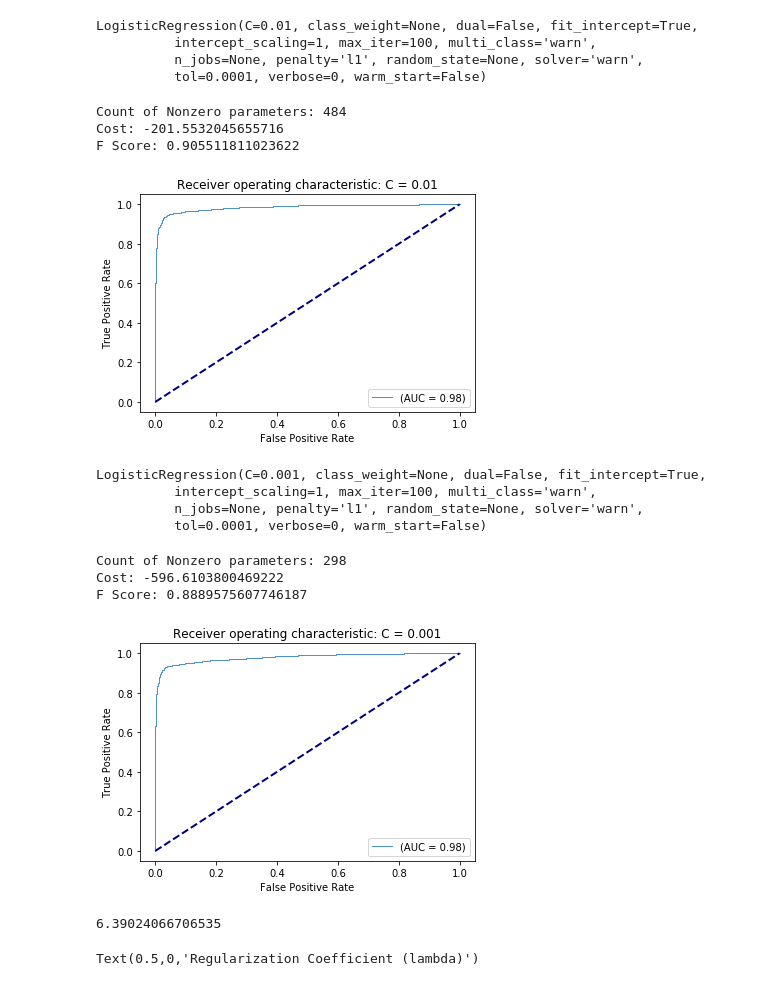
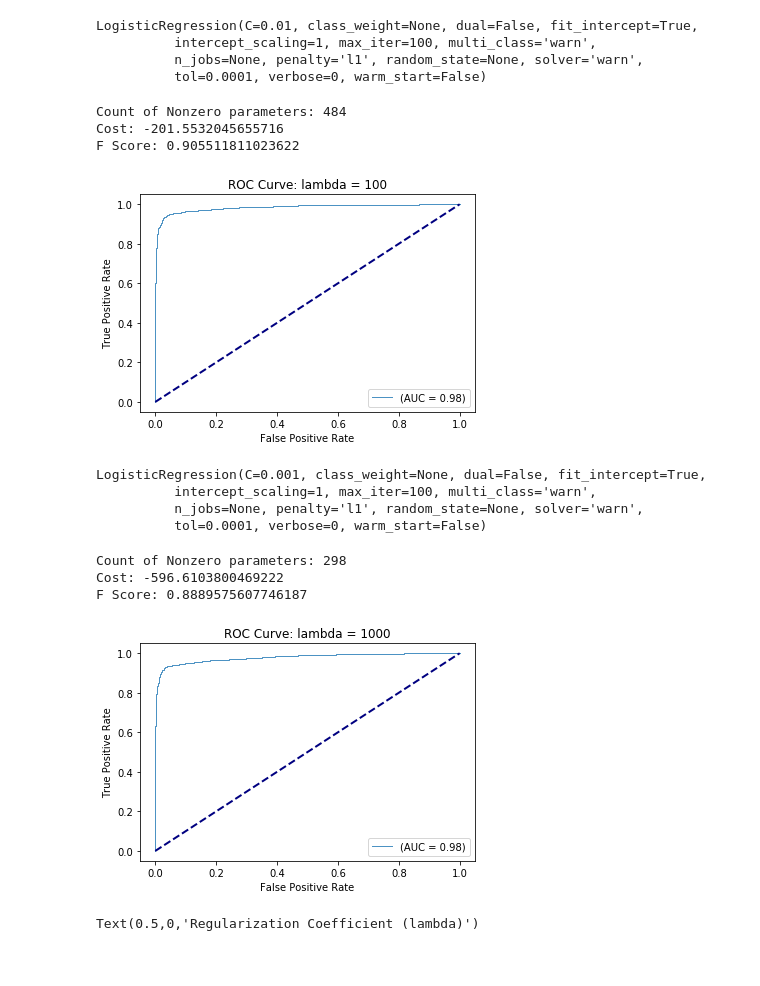
Before and after one commit to vkumaresan/ECE590, a Jupyter notebook: Assignment_3.ipynb, the cells around one changed output. Saved outputs shown, nothing was run; the diff lists cells and outputs as text; code cells hidden in the pictures.

```diff
--- a/Assignment_3.ipynb
+++ b/Assignment_3.ipynb
@@ -955,14 +955,14 @@ plt.plot(fpr, tpr, lw=1, alpha=0.8,
 plt.plot([0, 1], [0, 1], color='navy', lw=lw, linestyle='--')
 plt.xlabel('False Positive Rate')
 plt.ylabel('True Positive Rate')
-plt.title('Receiver operating characteristic: C = 0.01')
+plt.title('ROC Curve: lambda = 100')
 plt.legend(loc="lower right")
 plt.show()
 # %% [output]
 Count of Nonzero parameters: 484
 Cost: -201.5532045655716
 F Score: 0.905511811023622
-[figure, old version]
+[figure, new version]
 # %%
 # L1, C = 0.001
 logreg_l1_4 = LogisticRegression(penalty = 'l1', C = 0.001)
@@ -992,40 +992,35 @@ print('Cost: ' + str(cost_4[0]))
 
 
 # F1-Score
 y_pred_4 = logreg_l1_4.predict(X_test)
 fscore_4 = fbeta_score(y_test_binary, y_pred_4, average='binary', beta=0.5)
 print('F Score: ' + str(fscore_4))
 
 
 
 # plot AUC
 probs_4 = logreg_l1_4.predict_proba(X_test)
 fpr, tpr, thresholds = roc_curve(y_test_binary, probs_4[:, 1])
 tprs.append(interp(mean_fpr, fpr, tpr))
 tprs[-1][0] = 0.0
 roc_auc = auc(fpr, tpr)
 aucs.append(roc_auc)
 
 plt.figure()
 lw = 2
 plt.plot(fpr, tpr, lw=1, alpha=0.8,
             label='(AUC = %0.2f)' % (roc_auc))
 plt.plot([0, 1], [0, 1], color='navy', lw=lw, linestyle='--')
 plt.xlabel('False Positive Rate')
 plt.ylabel('True Positive Rate')
-plt.title('Receiver operating characteristic: C = 0.001')
+plt.title('ROC Curve: lambda = 1000')
 plt.legend(loc="lower right")
 plt.show()
 # %% [output]
 Count of Nonzero parameters: 298
 Cost: -596.6103800469222
 F Score: 0.8889575607746187
-[figure, old version]
+[figure, new version]
-# %%
-import math
-math.log(596)
-# %% [output]
-6.39024066706535
 # %%
 # Plot trends over four variations of the regularization coefficient
 reg_coefs = [1, 10, 100, 1000] # 1/C
```
Also changed, not shown: parts of 21 cells of this notebook.
